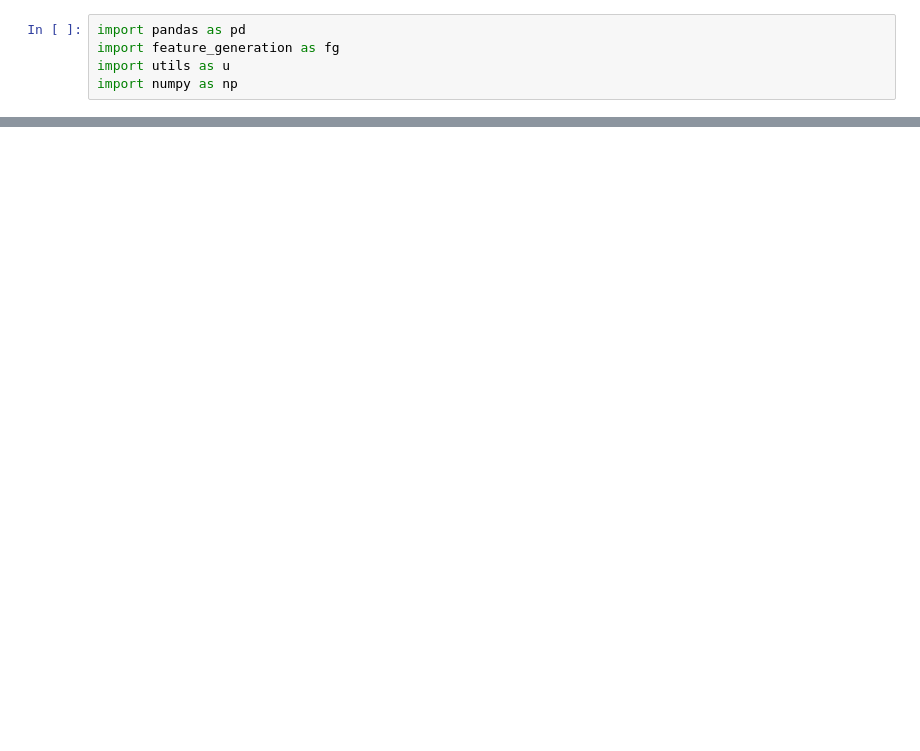
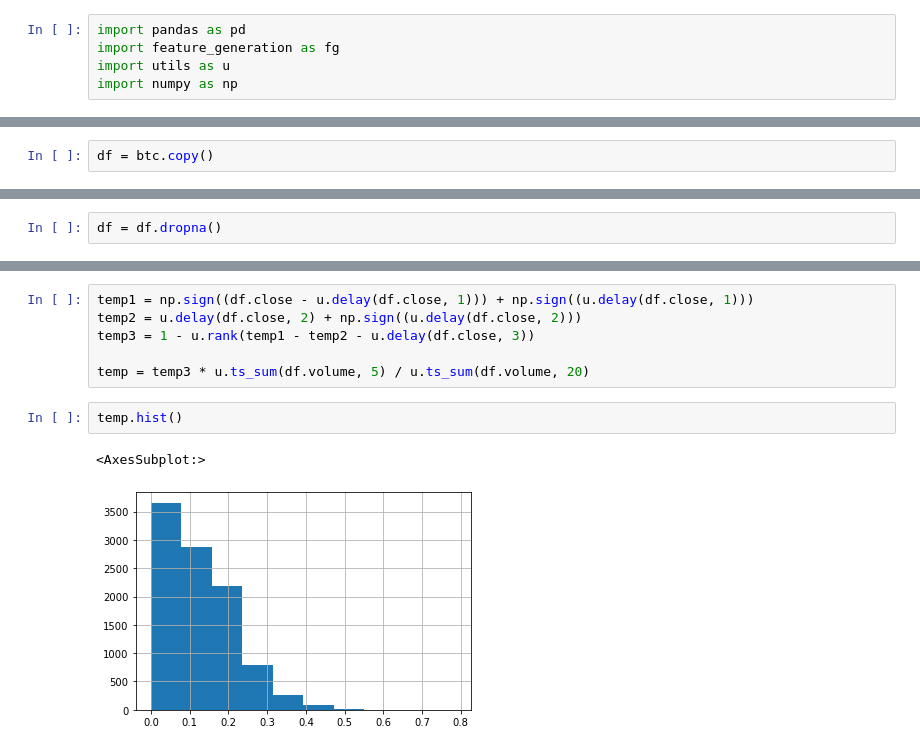
Before and after one commit to jaNGOB/101Alphas, a Jupyter notebook: tests.ipynb, the cells around one changed output, grey strips where cells are left out. Cells and saved outputs as stored; diff of their text form; blank space fills up the shorter version.

```diff
--- a/tests.ipynb
+++ b/tests.ipynb
@@ -26 +27,3 @@ btc.head()
+# %%
+df = btc.copy()
 # %%
@@ -41,0 +69,2 @@ Length: 9897, dtype: float64
+# %%
+df = df.dropna()
@@ -41,0 +91,11 @@ Length: 9897, dtype: float64
+# %%
+temp1 = np.sign((df.close - u.delay(df.close, 1))) + np.sign((u.delay(df.close, 1)))
+temp2 = u.delay(df.close, 2) + np.sign((u.delay(df.close, 2)))
+temp3 = 1 - u.rank(temp1 - temp2 - u.delay(df.close, 3))
+
+temp = temp3 * u.ts_sum(df.volume, 5) / u.ts_sum(df.volume, 20)
+# %%
+temp.hist()
+# %% [output]
+<AxesSubplot:>
+[figure, added]
```
Also changed, not shown: parts of 7 cells of this notebook, 3 other files.
